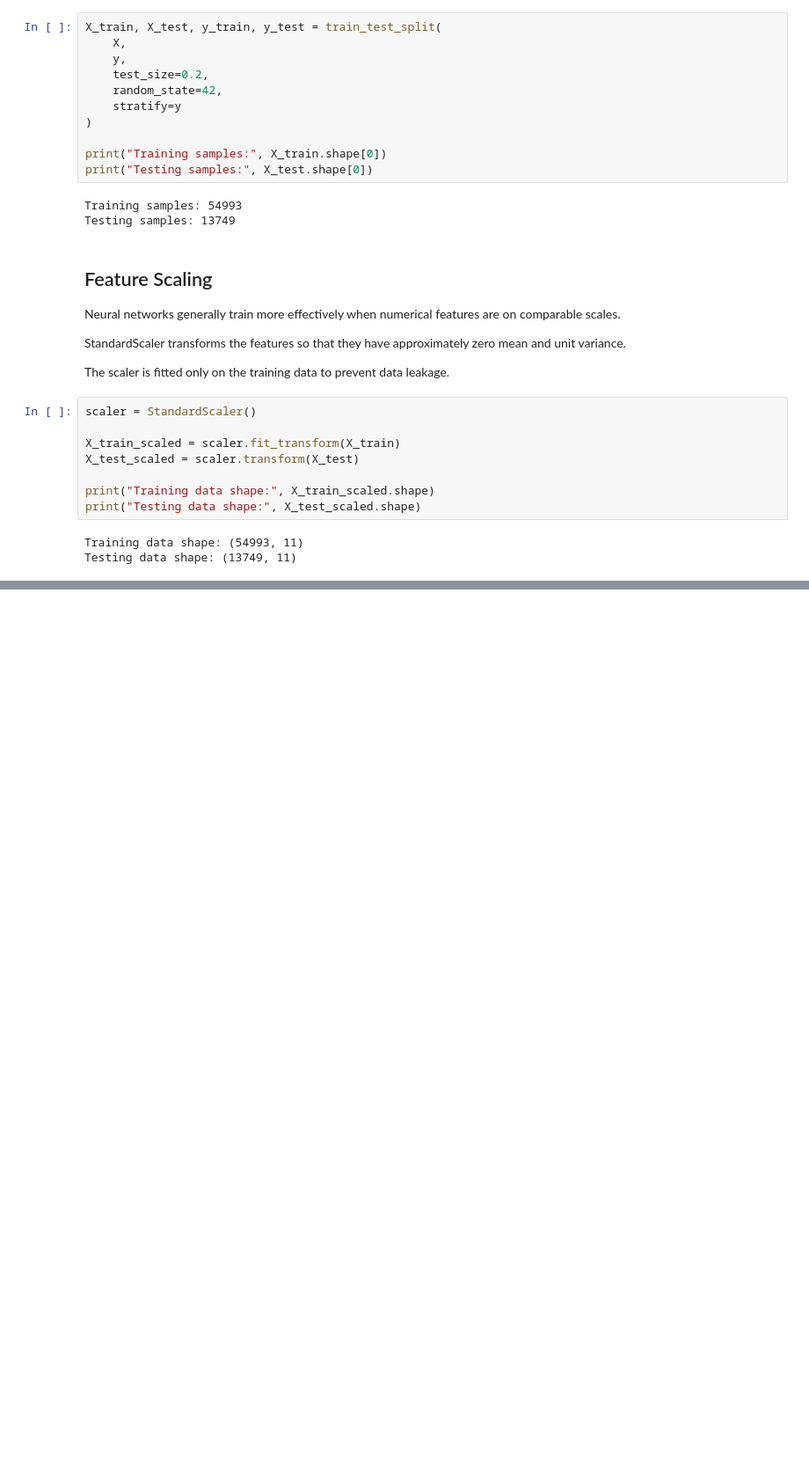
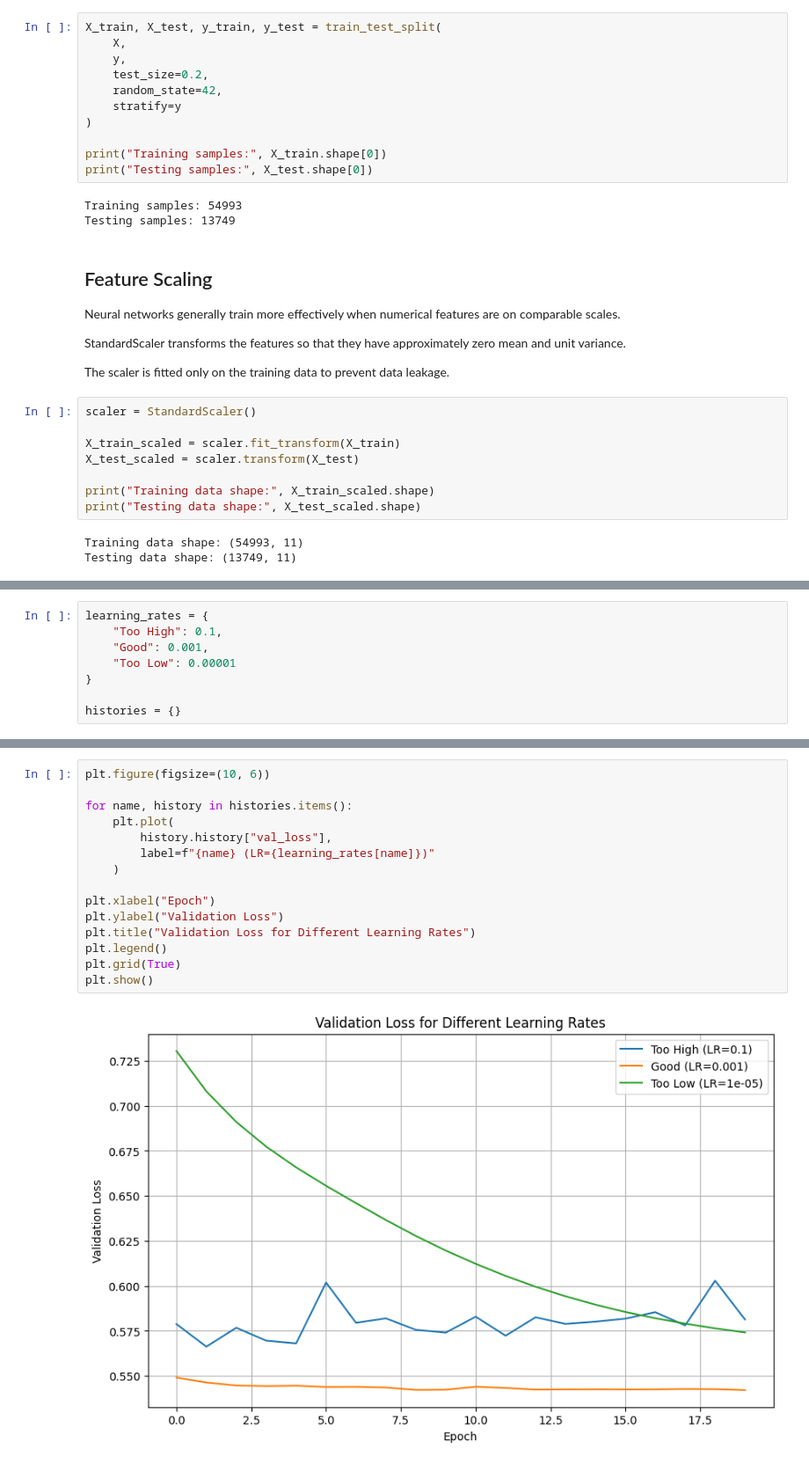
Before and after one commit to balsamkhaleel/Internship-Ai-ML, a Jupyter notebook: week6/day3/day3.ipynb, the cells around one changed output, grey strips where cells are left out. Shown at 88% size. Saved outputs shown, nothing was run; the diff lists cells and outputs as text; blank space fills up the shorter version.

```diff
--- a/week6/day3/day3.ipynb
+++ b/week6/day3/day3.ipynb
@@ -880,0 +315,8 @@ The main takeaway is that neural network performance should be improved through
+# %%
+learning_rates = {
+    "Too High": 0.1,
+    "Good": 0.001,
+    "Too Low": 0.00001
+}
+
+histories = {}
@@ -880,0 +388,17 @@ The main takeaway is that neural network performance should be improved through
+# %%
+plt.figure(figsize=(10, 6))
+
+for name, history in histories.items():
+    plt.plot(
+        history.history["val_loss"],
+        label=f"{name} (LR={learning_rates[name]})"
+    )
+
+plt.xlabel("Epoch")
+plt.ylabel("Validation Loss")
+plt.title("Validation Loss for Different Learning Rates")
+plt.legend()
+plt.grid(True)
+plt.show()
+# %% [output]
+[figure, added]
```
Also changed, not shown: parts of 56 cells of this notebook, 1 other file.
